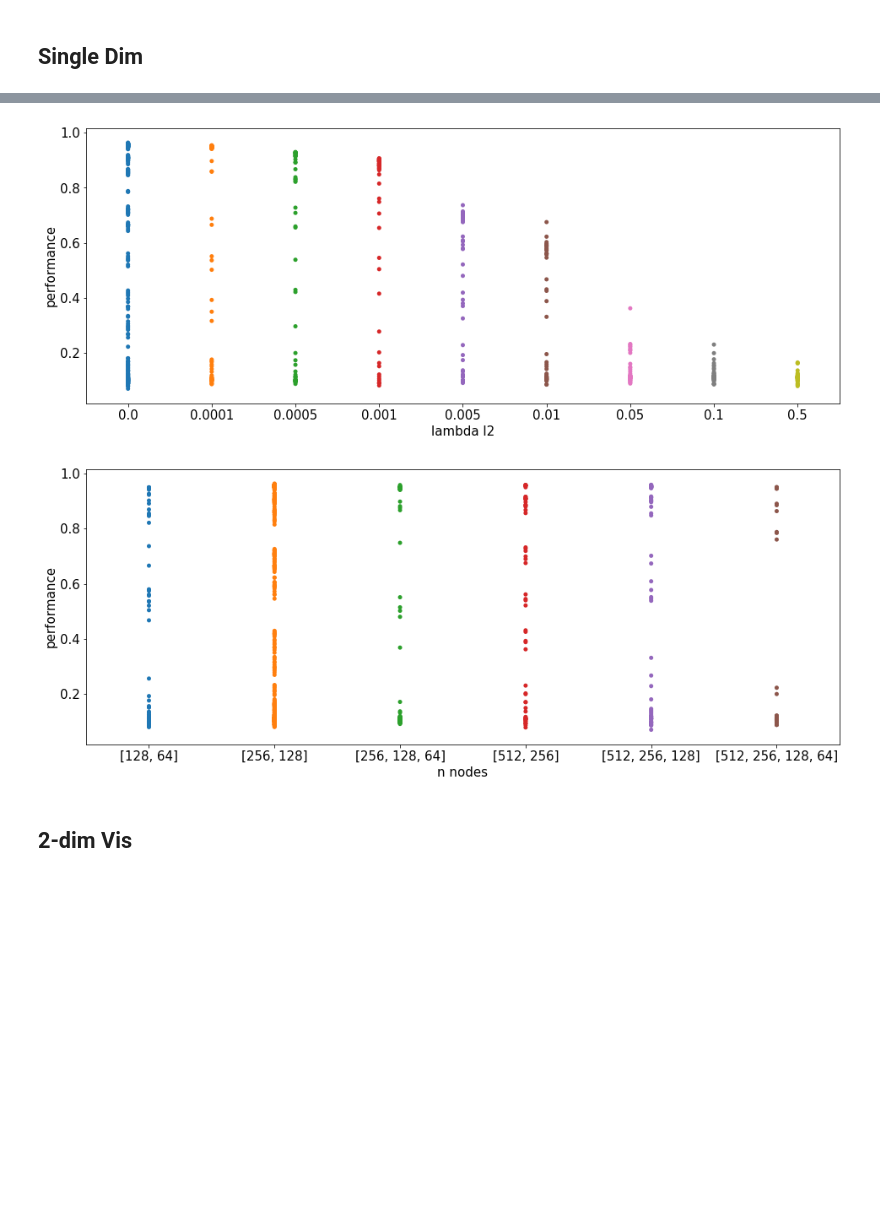
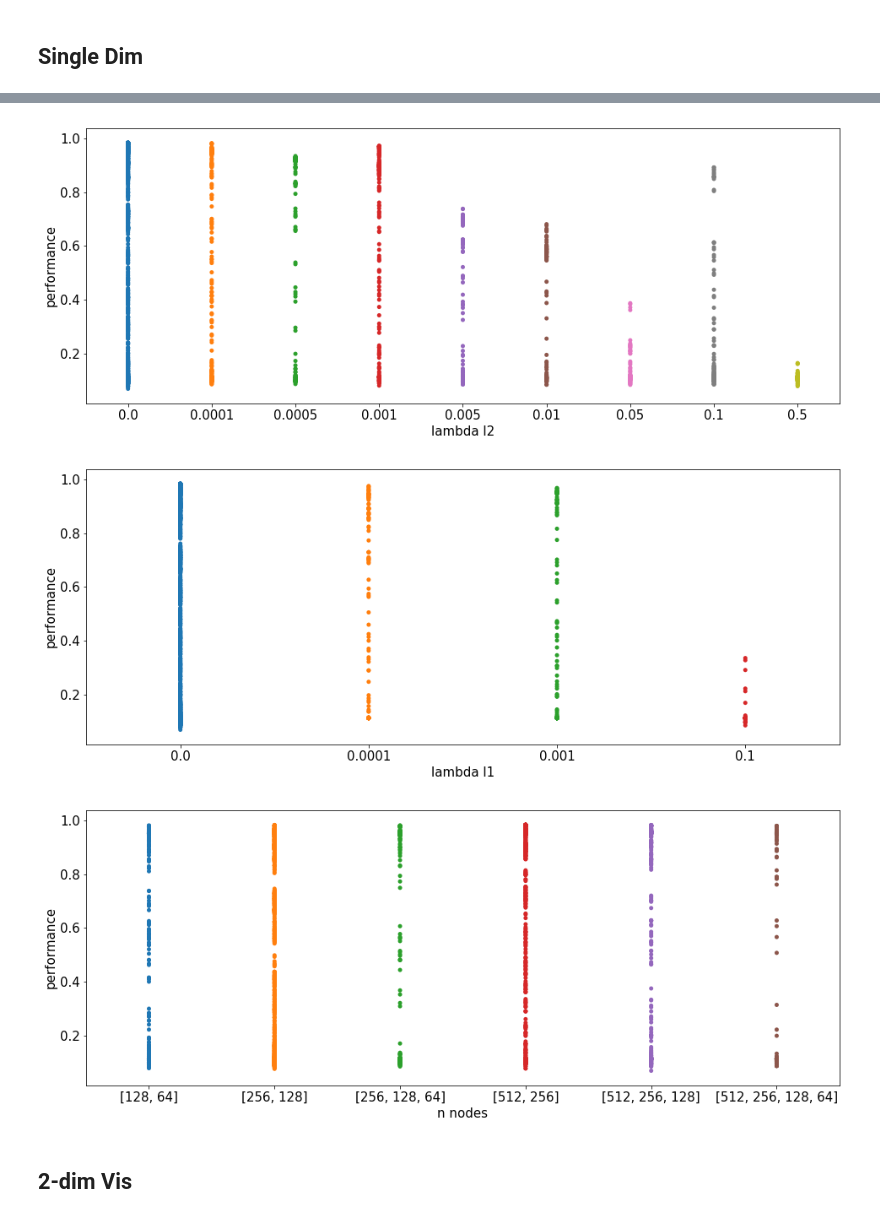
Before and after one commit to kashefy/transform, a Jupyter notebook: notebooks/trials.ipynb, the cells around one changed output, grey strips where cells are left out. Cells and saved outputs as stored; diff of their text form; code cells hidden in the pictures; blank space fills up the shorter version.

```diff
--- a/notebooks/trials.ipynb
+++ b/notebooks/trials.ipynb
@@ -468,6 +468,8 @@ max       0.964000       0.500000    0.500000  172032.000000
 # %% [markdown]
 ## Single Dim
 # %%
+df0 = df.copy()
+df = df.query('task_recognition == True and task_orientation == False')
 for dname in space_dim_names:
     plt.figure()
     if dname == 'n_nodes':
@@ -478,4 +480,5 @@ for dname in space_dim_names:
     else:
         ax = sns.stripplot(x=dname, y="performance", data=df)
     ax.set(xlabel=dname.replace('_', ' '))
+df = df0.copy()
 # %% [output]
@@ -483,5 +486,6 @@ for dname in space_dim_names:
-[figure, old version]
+[figure, new version]
-[figure, old version]
+[figure, new version]
+[figure, added]
 # %% [markdown]
 ## 2-dim Vis
 # %%
```
Also changed, not shown: parts of 16 cells of this notebook.
